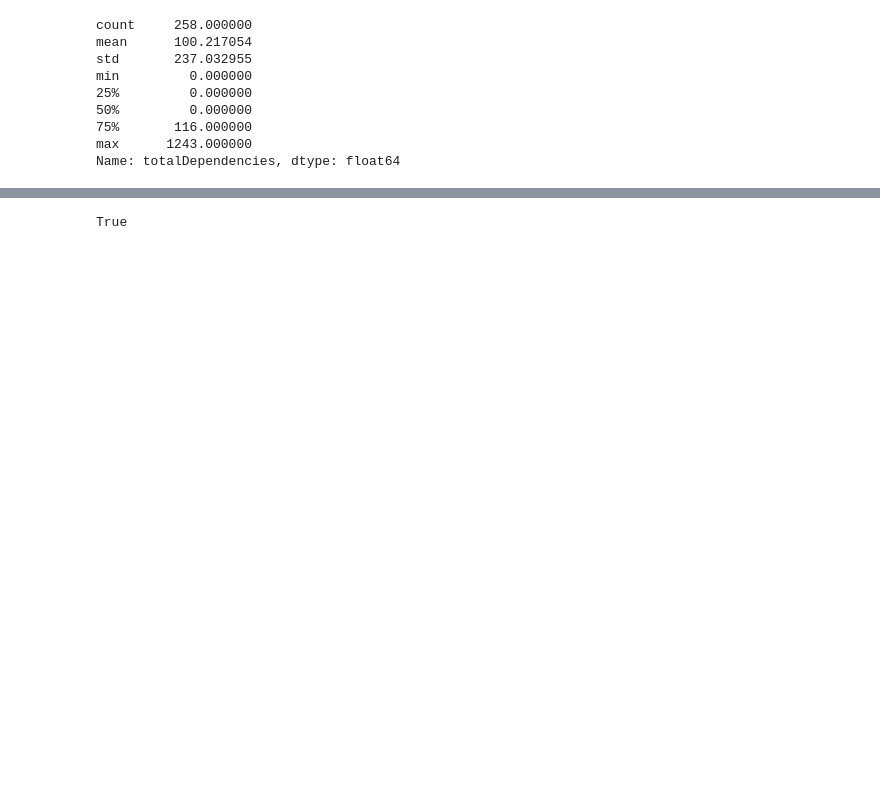
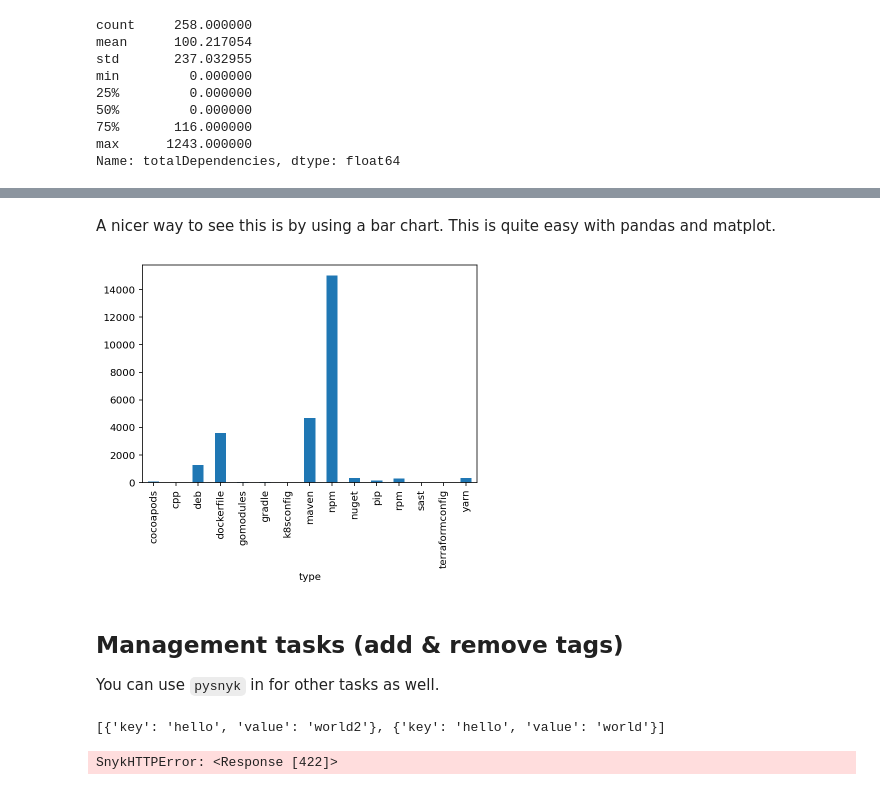
Before and after one commit to mcsnyk/Seb-snyk-api-workshop, a Jupyter notebook: Snyk API Workshop.ipynb, the cells around one changed output, grey strips where cells are left out. Cells and saved outputs as stored; diff of their text form; code cells hidden in the pictures; blank space fills up the shorter version.

```diff
--- a/Snyk API Workshop.ipynb
+++ b/Snyk API Workshop.ipynb
@@ -158,8 +241,24 @@ pd.DataFrame(projects).groupby('type').sum()
+# %% [markdown]
+A nicer way to see this is by using a bar chart. This is quite easy with pandas and matplot.
+# %%
+projectsFrame.groupby('type')['totalDependencies'].sum().plot.bar();
+# %% [output]
+[figure, added]
+# %% [markdown]
+## Management tasks (add & remove tags)
+
+You can use `pysnyk` in for other tasks as well.
+# %%
+projects[0].tags.all()
+# %% [output]
+[{'key': 'hello', 'value': 'world2'}, {'key': 'hello', 'value': 'world'}]
 # %%
+projects[0].tags.all()
+
 projects[0].tags.add('hello', 'world')
 projects[0].tags.add('hello', 'world2')
 # %% [output]
-True
+SnykHTTPError: <Response [422]>
 # %%
 projects = org.projects.all()
 projects[0].tags.all()
```
Also changed, not shown: parts of 34 cells of this notebook.
